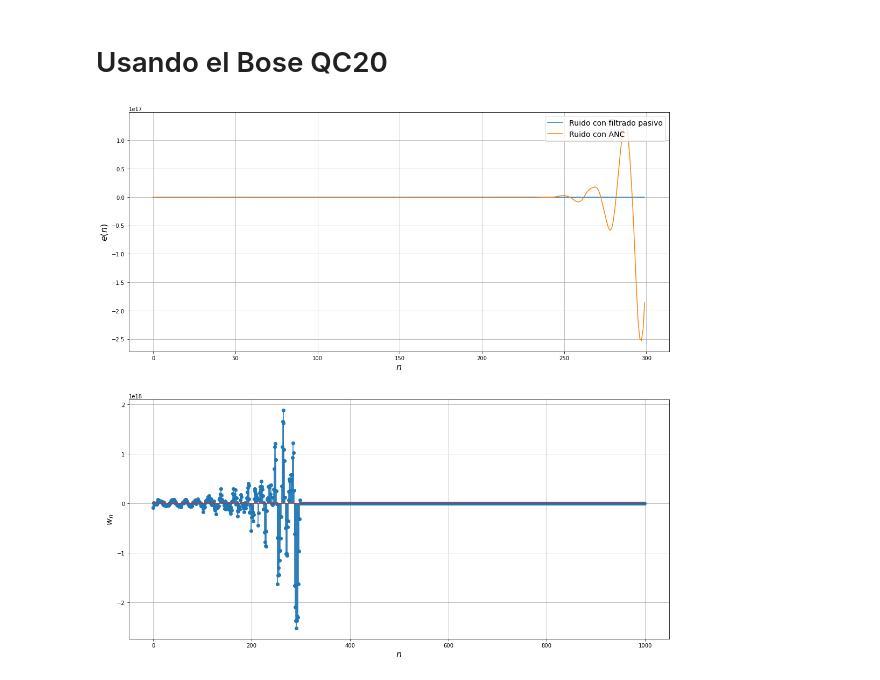
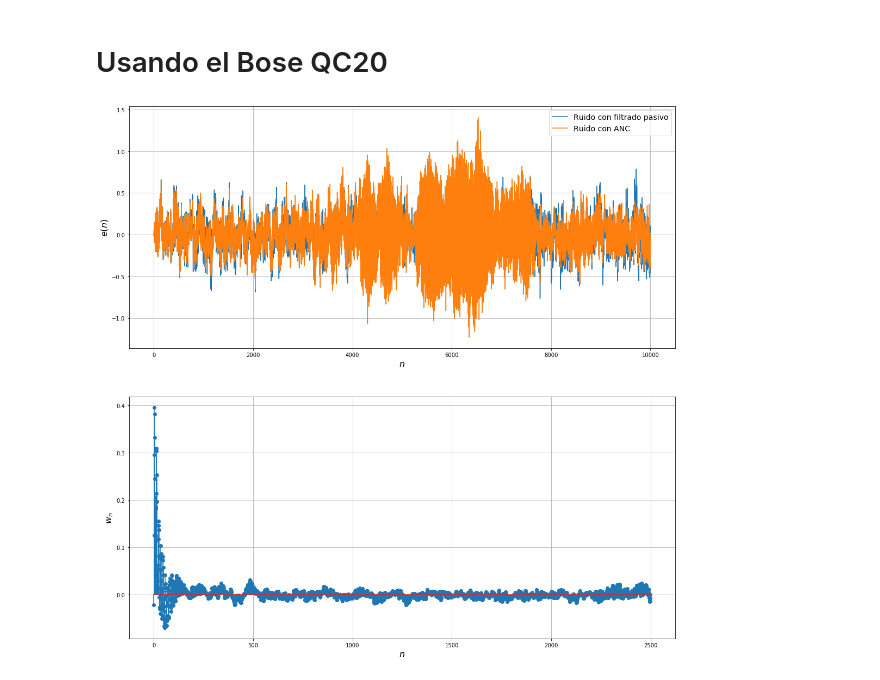
Before and after one commit to asp-image-dsp/asp-project-02, a Jupyter notebook: development/rls_secondary.ipynb, the cells around one changed output. Cells and saved outputs as stored; diff of their text form; code cells hidden in the pictures.

```diff
--- a/development/rls_secondary.ipynb
+++ b/development/rls_secondary.ipynb
@@ -52,18 +52,18 @@ plot_helpers.plot_anc_results([headphone.d, e], w, weight_plot='response')
 # %% [markdown]
 # Usando el Bose QC20
 # %%
-N = 300 # Quantity of samples used3 for the simulation
+N = 10_000 # Quantity of samples used3 for the simulation
 x = np.random.normal(size=N) # Gaussian white noise
 # %%
 headphone = boseqc20_model.BoseQC20('../support/dataset/BoseQC20.json', secondary_enable=True) # Create testbench model
 headphone.set_noise(x) # Load the noise samples for the simulation
 headphone.reset() # Reset the time instant
 # %%
-forget = 0.95
-order = 1000
+forget = 0.9
+order = 2_500
 e, w = anc_secondary.anc_primary_secondary_rls(headphone, headphone.g, order=order, forget=forget, delta=np.var(headphone.xp) * (1 - forget), force_hermitian=True)
 # %%
 # Plot the ANC results
-plot_helpers.plot_anc_results([headphone.d, e], w, weight_plot='response')
+plot_helpers.plot_anc_results([headphone.d[:], e[:]], w, weight_plot='response')
 # %% [output]
-[figure, old version]
+[figure, new version]
```
Also changed, not shown: parts of 4 cells of this notebook, 13 other files.
